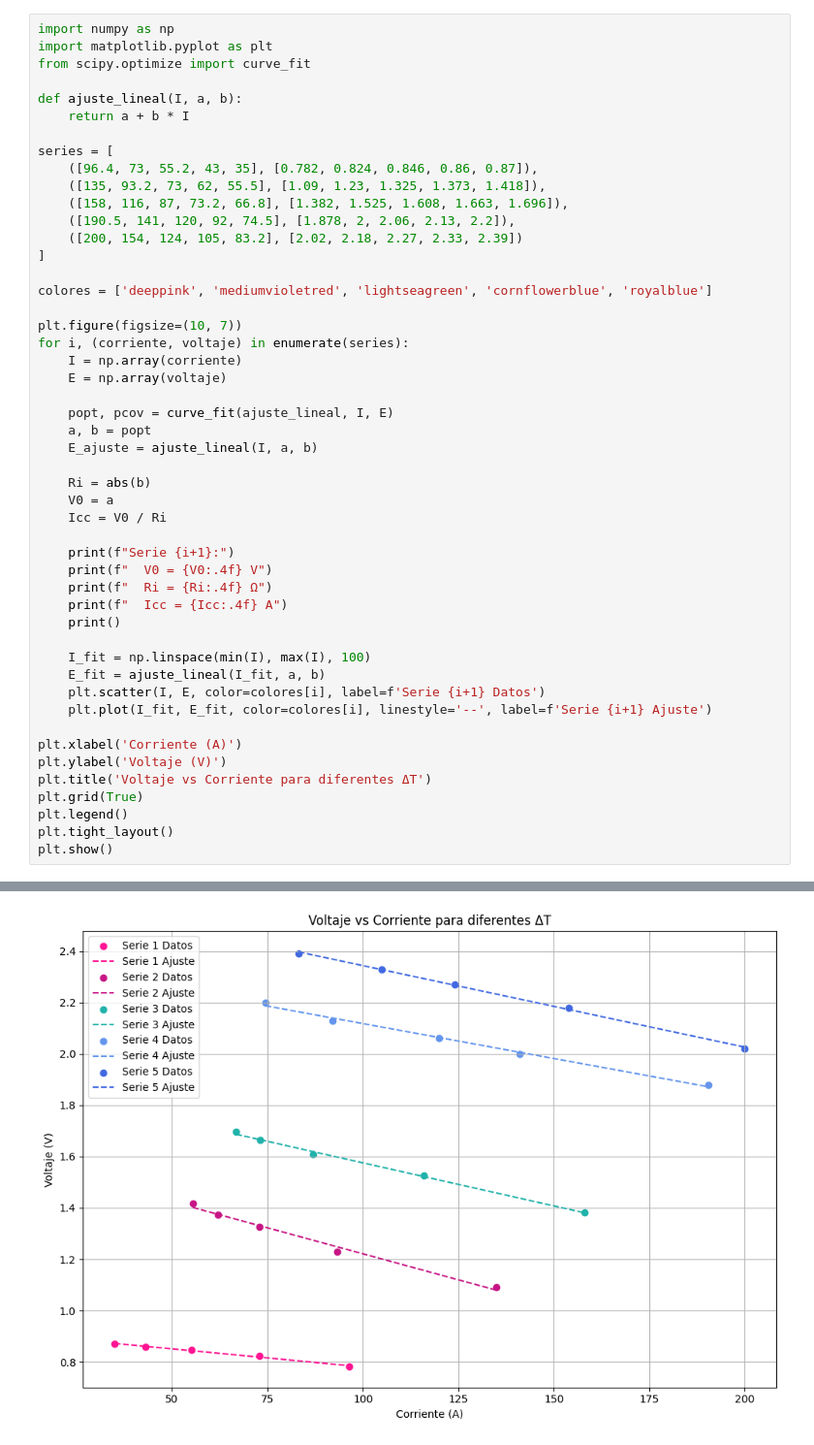
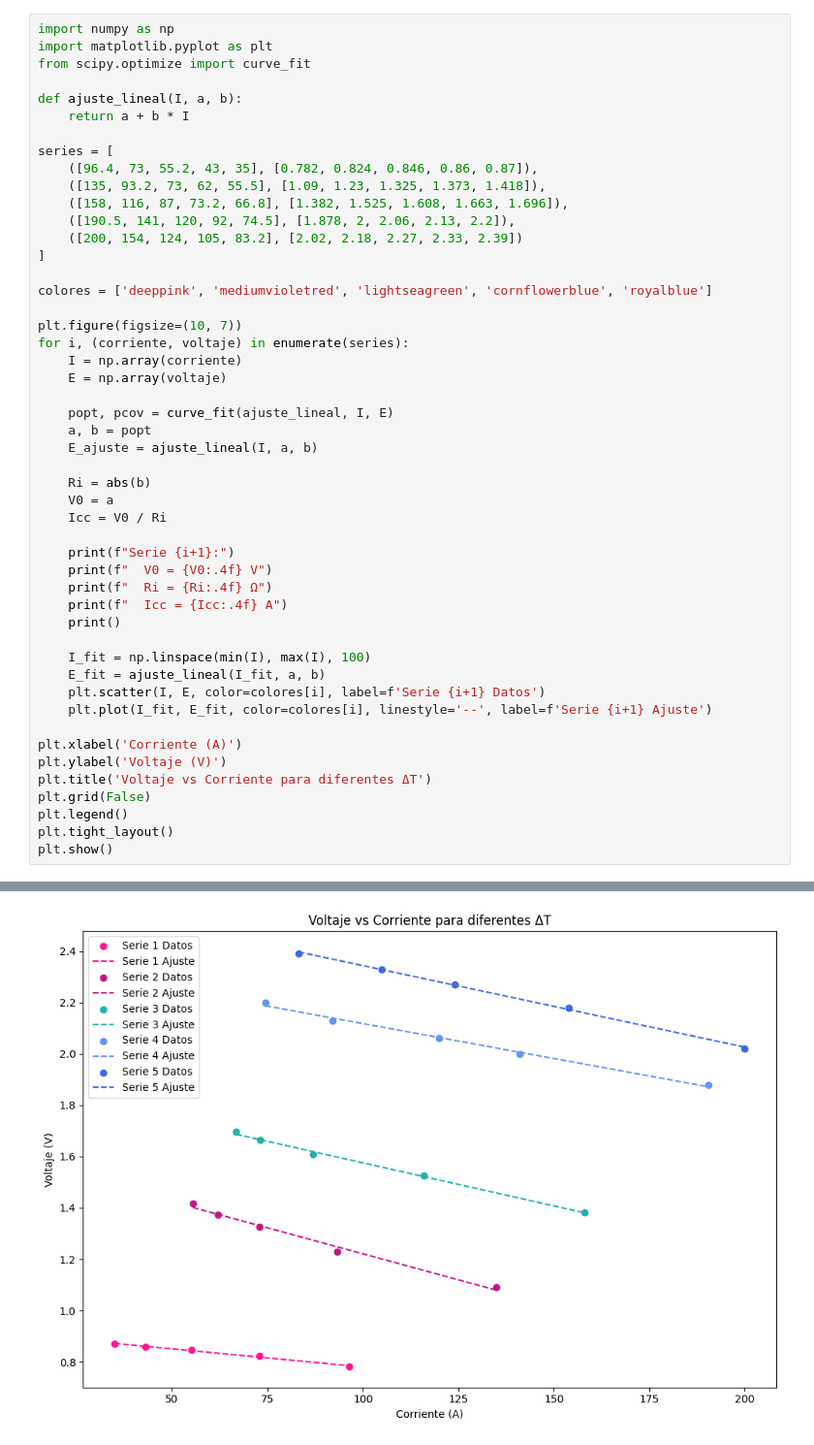
Before and after one commit to mafegomez-c/Laboratorio-fisica-moderna, a Jupyter notebook: Termogenerador.ipynb, the cells around one changed output, grey strips where cells are left out. Shown: that part at 97% size. Drawn from its saved outputs; the diff is of its cells as text.

```diff
--- a/Termogenerador.ipynb
+++ b/Termogenerador.ipynb
@@ -132,32 +132,32 @@ for i, (corriente, voltaje) in enumerate(series):
 
     I_fit = np.linspace(min(I), max(I), 100)
     E_fit = ajuste_lineal(I_fit, a, b)
     plt.scatter(I, E, color=colores[i], label=f'Serie {i+1} Datos')
     plt.plot(I_fit, E_fit, color=colores[i], linestyle='--', label=f'Serie {i+1} Ajuste')
 
 plt.xlabel('Corriente (A)')
 plt.ylabel('Voltaje (V)')
 plt.title('Voltaje vs Corriente para diferentes ΔT')
-plt.grid(True)
+plt.grid(False)
 plt.legend()
 plt.tight_layout()
 plt.show()
 # %% [output]
 Serie 1:
   V0 = 0.9218 V
   Ri = 0.0014 Ω
   Icc = 653.2208 A
 
 Serie 2:
   V0 = 1.6263 V
   Ri = 0.0040 Ω
   Icc = 401.5805 A
 
 Serie 3:
   V0 = 1.9106 V
 ... (8 lines left out)
 Serie 5:
   V0 = 2.6608 V
   Ri = 0.0032 Ω
   Icc = 838.5175 A
-[figure, old version]
+[figure, new version]
```
Also changed, not shown: parts of 3 cells of this notebook.
